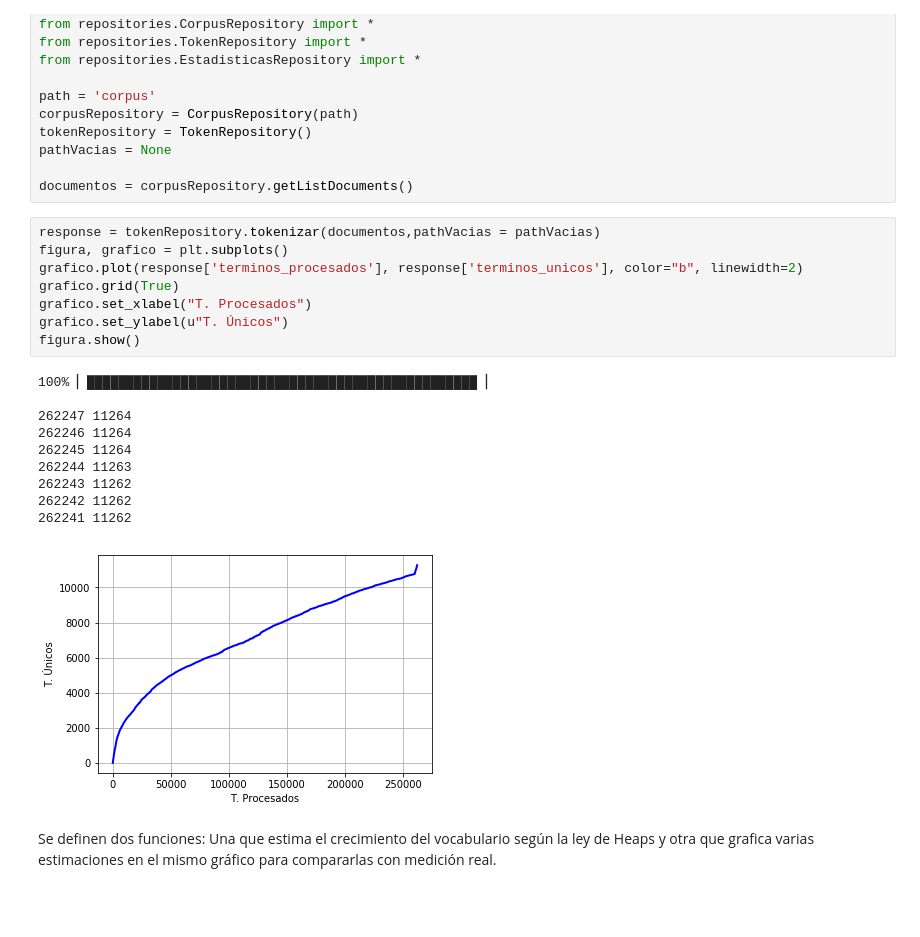
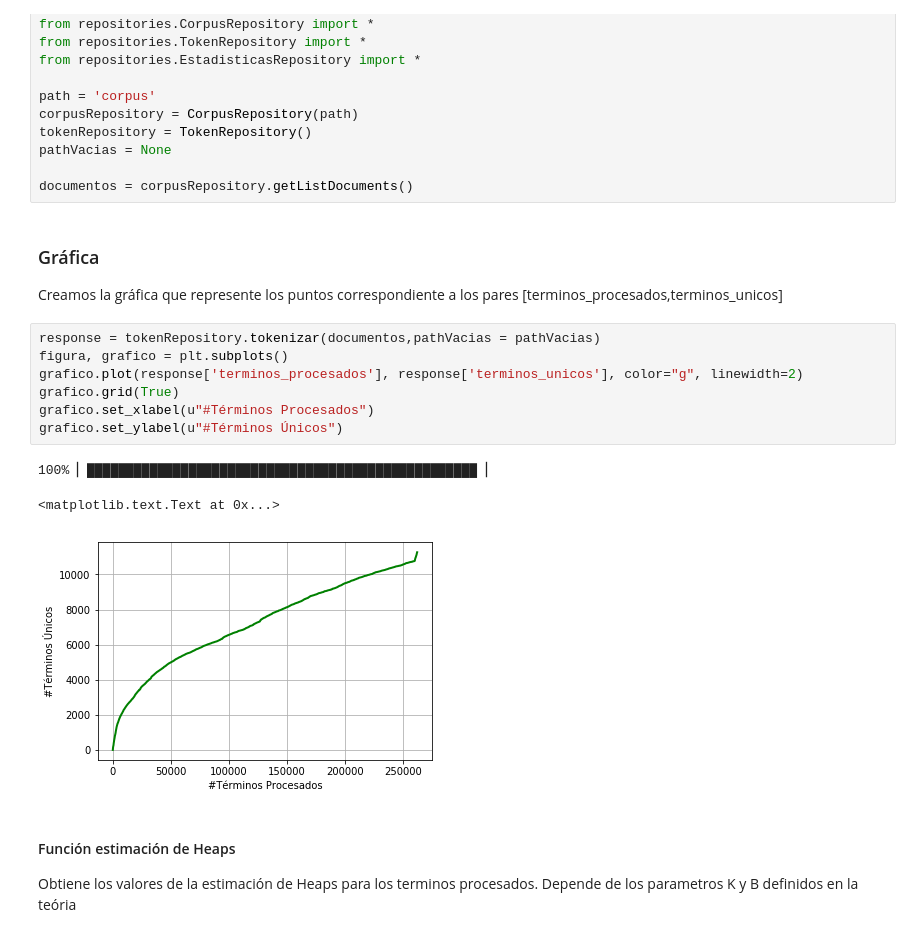
Before and after one commit to zamudio-fabian/RI-Tratamiento-y-Analisis-del-Texto, a Jupyter notebook: NoterbookJupyter.ipynb, the cells around one changed output. Cells and saved outputs as stored; diff of their text form; blank space fills up the shorter version.

```diff
--- a/NoterbookJupyter.ipynb
+++ b/NoterbookJupyter.ipynb
@@ -15,24 +15,22 @@ tokenRepository = TokenRepository()
 pathVacias = None
 
 documentos = corpusRepository.getListDocuments()
+# %% [markdown]
+### Gráfica
+
+Creamos la gráfica que represente los puntos correspondiente a los pares [terminos_procesados,terminos_unicos]
 # %%
 response = tokenRepository.tokenizar(documentos,pathVacias = pathVacias)
 figura, grafico = plt.subplots()
-grafico.plot(response['terminos_procesados'], response['terminos_unicos'], color="b", linewidth=2)
+grafico.plot(response['terminos_procesados'], response['terminos_unicos'], color="g", linewidth=2)
 grafico.grid(True)
-grafico.set_xlabel("T. Procesados")
-grafico.set_ylabel(u"T. Únicos")
-figura.show()
+grafico.set_xlabel(u"#Términos Procesados")
+grafico.set_ylabel(u"#Términos Únicos")
 # %% [output]
 100% ▏██████████████████████████████████████████████████▕
-
-262247 11264
-262246 11264
-262245 11264
-262244 11263
-262243 11262
-262242 11262
-262241 11262
+<matplotlib.text.Text at 0x...>
-[figure, old version]
+[figure, new version]
-# %% [markdown]
-Se definen dos funciones: Una que estima el crecimiento del vocabulario según la ley de Heaps y otra que grafica varias estimaciones en el mismo gráfico para compararlas con medición real.
+# %% [markdown]
+#### Función estimación de Heaps
+
+Obtiene los valores de la estimación de Heaps para los terminos procesados. Depende de los parametros K y B definidos en la teória
```
Also changed, not shown: parts of 7 cells of this notebook.
